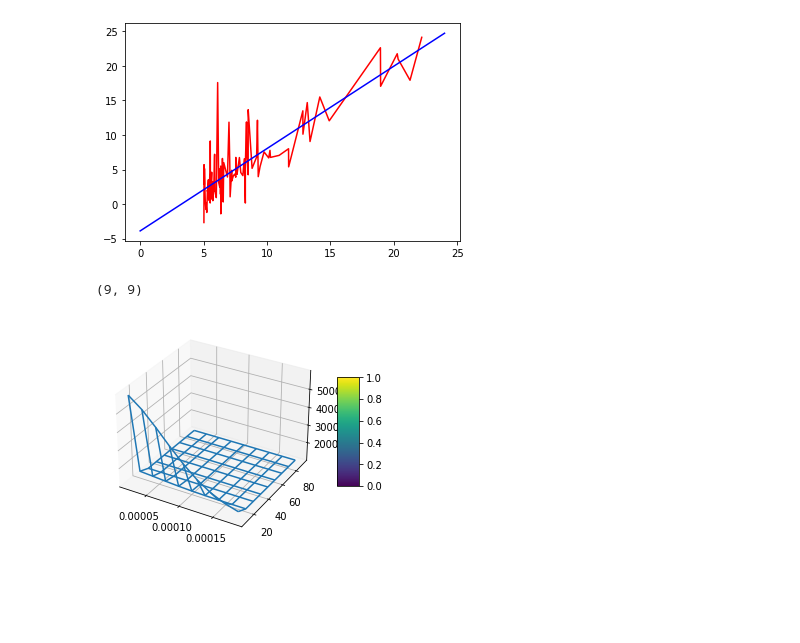
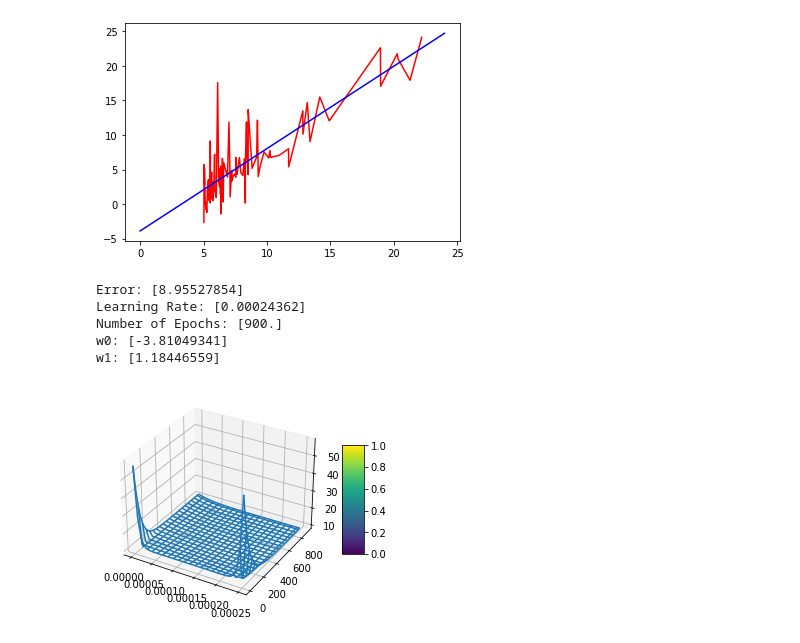
Before and after one commit to aleks-dimoski/CPE695, a Jupyter notebook: HW2/HW2_Lin_Reg.ipynb, the cells around one changed output. Cells and saved outputs as stored; diff of their text form; code cells hidden in the pictures; blank space fills up the shorter version.

```diff
--- a/HW2/HW2_Lin_Reg.ipynb
+++ b/HW2/HW2_Lin_Reg.ipynb
@@ -26,9 +31,12 @@ plt.show()
 ## data as np.array. Appending ones is required for bias term
 
 X = np.array(X)
-Y = np.array(Y)
+Y = np.array(Y).reshape(-1,1)
 X_b = np.c_[np.ones((len(X), 1)), X]
 
 w = inv(X_b.transpose().dot(X_b)).dot(X_b.transpose()).dot(Y)
-print(w)
+err = np.sum(np.power(X_b.dot(w)-Y,2))/len(X_b)
+
+print("Minimum possible error: " + str(err)+"\n")
+print("w1: " + str(w[0][0]) + "\nw2: " + str(w[1][0]))
 # %% [output]
@@ -48,32 +59,48 @@ plt.plot(X,Y,'r', x_pred, y_pred, 'b')
 # %%
 ## 4.3) Find w using batch and stochastic descent
 ## Batch
 
-Err = []
+w_hold = np.array(np.zeros((5,1)))
+w_hold[0] = 100000
 Err_rates = []
 Err_ite = []
 
-w = np.array(np.zeros((2,)))
-rates = [rate/50000.0 for rate in range(1, 10)]
-num_iterations = [ite*10 for ite in range(1,10)]
-for ite in num_iterations:
+rates = np.linspace(0.000001, 0.00025, 40)
+num_epochs = np.linspace(10, 900, 40)
+
+for epoch in num_epochs:
     Err_rates = []
     for rate in rates:
-        for step in range(0,ite):
+        w=np.array(np.zeros((2,1)))
+        for step in range(0,int(epoch)):
             err = (X_b.dot(w)-Y)
-            Err += [np.power(err,2)]
-            w -= rate*(2/len(X_b))*err.dot(X_b)
-        Err_rates += [np.sum(np.power(err,2))]
+            w -= rate*np.dot(err.T, X_b).T
+
+        if np.sum(np.power(err,2))/len(X_b) < w_hold[0]:
+            w_hold[0] = np.sum(np.power(err,2))/len(X_b)
+            w_hold[1] = rate
+            w_hold[2] = epoch
+            w_hold[3] = w[0]
+            w_hold[4] = w[1]
+
+        Err_rates += [np.sum(np.power(err,2))/len(X_b)]
     Err_ite += [Err_rates]
 
+labels = ["Error: ", "Learning Rate: ", "Number of Epochs: ", "w0: ", "w1: "]
+for i in range(0,len(w_hold)):
+    print(labels[i] + str(w_hold[i]))
+
 Err_ite = np.array(Err_ite)
-print(np.shape(Err_ite))
-x, y = np.meshgrid(rates, num_iterations)
+x, y = np.meshgrid(rates, num_epochs)
 
 fig, ax = plt.subplots(subplot_kw={"projection": "3d"})
-surf = ax.plot_wireframe(x, y, Err_ite, rstride=1, cstride=1)
+surf = ax.plot_wireframe(x, y, Err_ite, rstride=2, cstride=2)
 fig.colorbar(surf, shrink=0.5, aspect=5)
 plt.show()
 # %% [output]
-(9, 9)
+Error: [8.95527854]
+Learning Rate: [0.00024362]
+Number of Epochs: [900.]
+w0: [-3.81049341]
+w1: [1.18446559]
-[figure, old version]
+[figure, new version]
```
Also changed, not shown: parts of 6 cells of this notebook.
